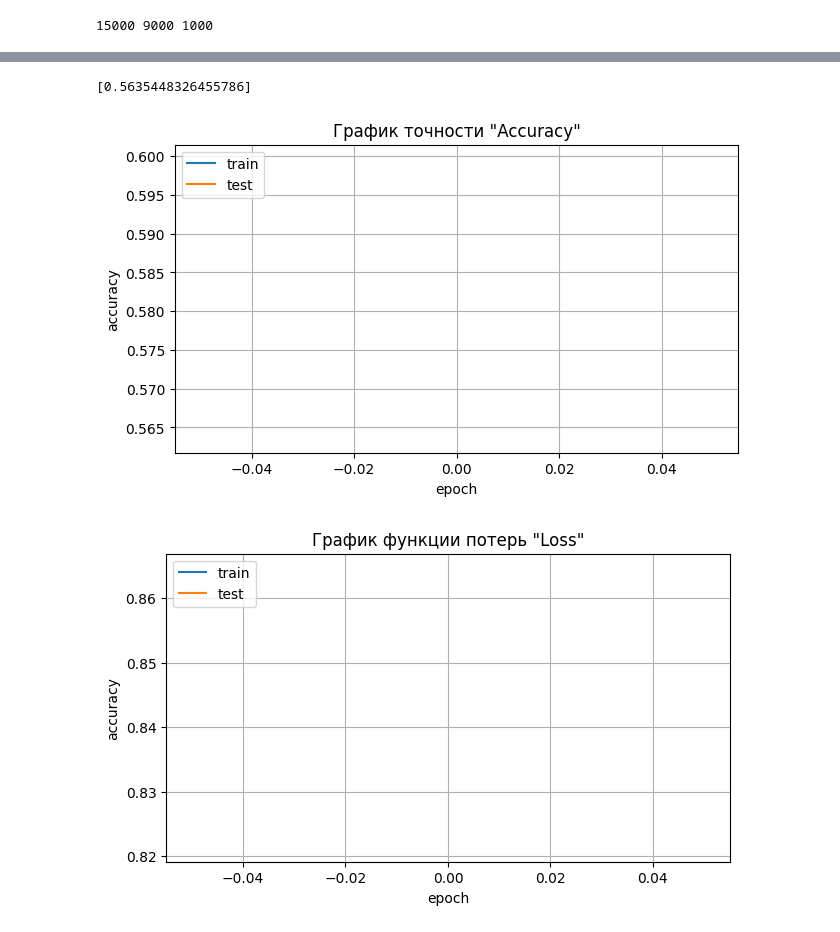
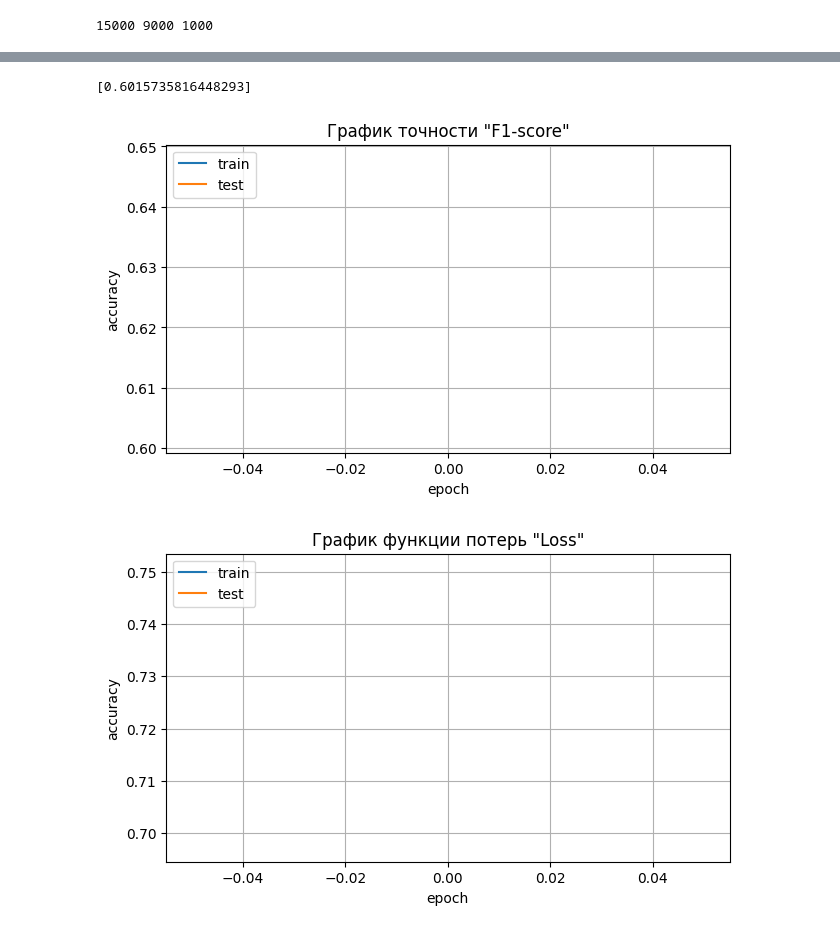
Before and after one commit to yarkalm/dogsvscats, a Jupyter notebook: run.ipynb, the cells around one changed output, grey strips where cells are left out. Drawn from its saved outputs; the diff is of its cells as text; code cells hidden in the pictures.

```diff
--- a/run.ipynb
+++ b/run.ipynb
@@ -30,7 +45,8 @@ params = {
         "model": "resnet50",
         "device": 'cuda' if torch.cuda.is_available() else 'cpu',
         "lr": 0.001,
-        "epochs": 5,
+        "epochs": 1,
+        'sigma': 0.5
     }
 # %%
 # Создание экземпляра модели
@@ -59,33 +75,33 @@ for epoch in range(1, params["epochs"] + 1):
 # %%
 list(map(np.mean, history_training['accuracy']))
 # %% [output]
-[0.5635448326455786]
+[0.6015735816448293]
 # %%
 fig = plt.figure(figsize=(16, 4))
 ax = fig.add_subplot(121)
 
-ax.plot(list(map(np.mean, history_training['calculate mertic'])), label='train')
-ax.plot(list(map(np.mean, history_validation['calculate mertic'])), label='val')
-ax.set_title('График точности "Accuracy"')
+ax.plot(list(map(np.mean, history_training['accuracy'])), label='train')
+ax.plot(list(map(np.mean, history_validation['accuracy'])), label='val')
+ax.set_title('График точности "F1-score"')
 ax.set_ylabel('accuracy')
 ax.set_xlabel('epoch')
 ax.legend(['train', 'test'], loc='upper left')
 ax.grid(True)
 
 
 fig = plt.figure(figsize=(16, 4))
 ax = fig.add_subplot(121)
 ax.plot(list(map(np.mean, history_training['loss'])), label='train')
 ax.plot(list(map(np.mean, history_validation['loss'])), label='val')
 ax.set_title('График функции потерь "Loss"')
 ax.set_ylabel('accuracy')
 ax.set_xlabel('epoch')
 ax.legend(['train', 'test'], loc='upper left')
 ax.grid(True)
 plt.show()
 # %% [output]
-[figure, old version]
+[figure, new version]
-[figure, old version]
+[figure, new version]
 # %%
 predicted_labels = predict(model, params, test_loader)
 
```
Also changed, not shown: parts of 8 cells of this notebook.
